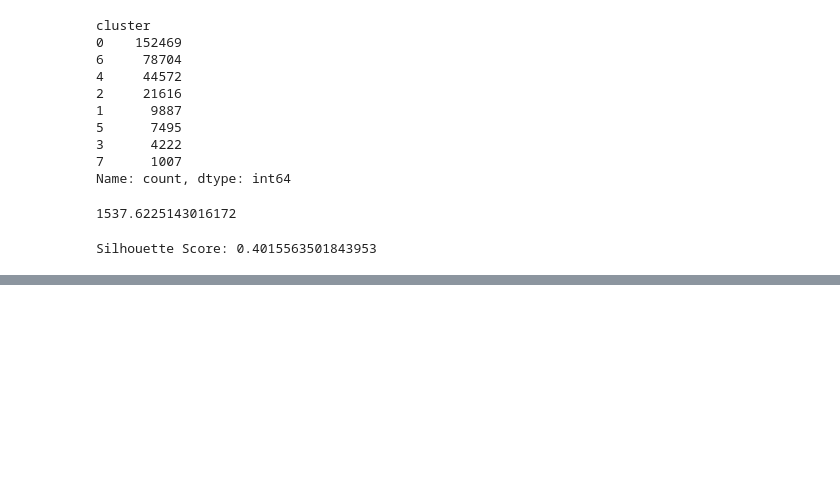
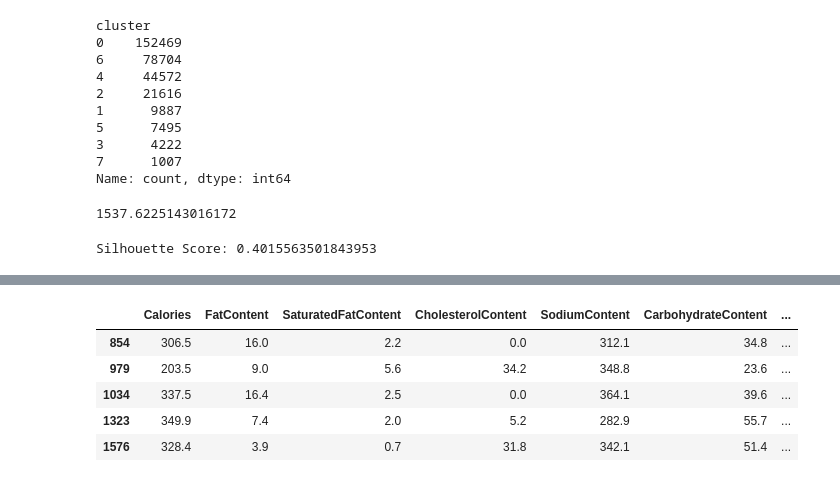
Before and after one commit to repositoriosHackaton/SIC25-Lorem-ipsum, a Jupyter notebook: clustering.ipynb, the cells around one changed output, grey strips where cells are left out. Drawn from its saved outputs; the diff is of its cells as text; code cells hidden in the pictures; blank space fills up the shorter version.

```diff
--- a/clustering.ipynb
+++ b/clustering.ipynb
@@ -82,0 +119,9 @@ NameError: name 'X_scaled' is not defined
+# %%
+data[ (data["cluster"] == 2) & (data["RecipeServings"] == 1)].iloc[:,6:15].head(5)
+# %% [output]
+|  | Calories | FatContent | SaturatedFatContent | CholesterolContent | SodiumContent | CarbohydrateContent | ... |
+| 854 | 306.5 | 16.0 | 2.2 | 0.0 | 312.1 | 34.8 | ... |
+| 979 | 203.5 | 9.0 | 5.6 | 34.2 | 348.8 | 23.6 | ... |
+| 1034 | 337.5 | 16.4 | 2.5 | 0.0 | 364.1 | 39.6 | ... |
+| 1323 | 349.9 | 7.4 | 2.0 | 5.2 | 282.9 | 55.7 | ... |
+| 1576 | 328.4 | 3.9 | 0.7 | 31.8 | 342.1 | 51.4 | ... |
```
Also changed, not shown: parts of 14 cells of this notebook.
